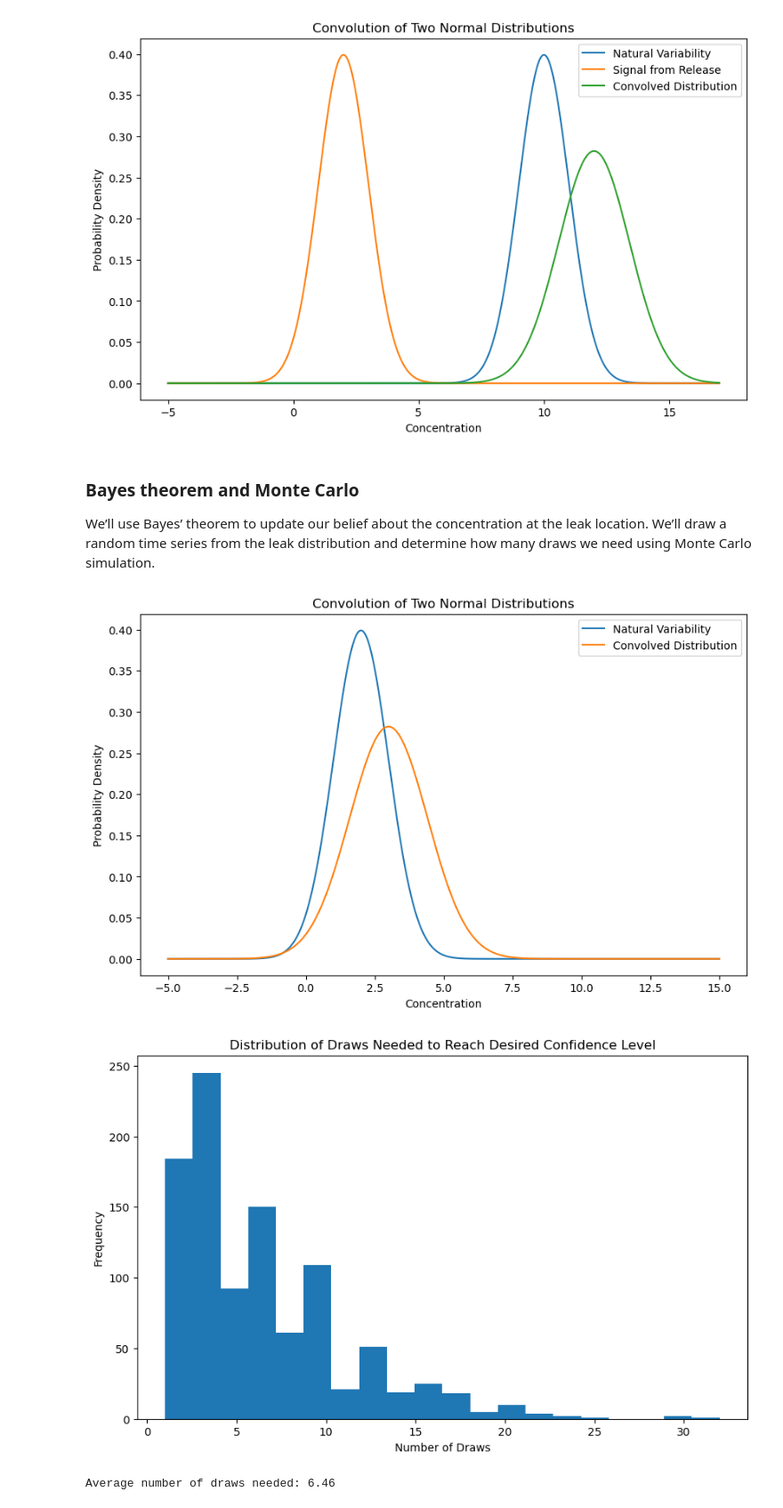
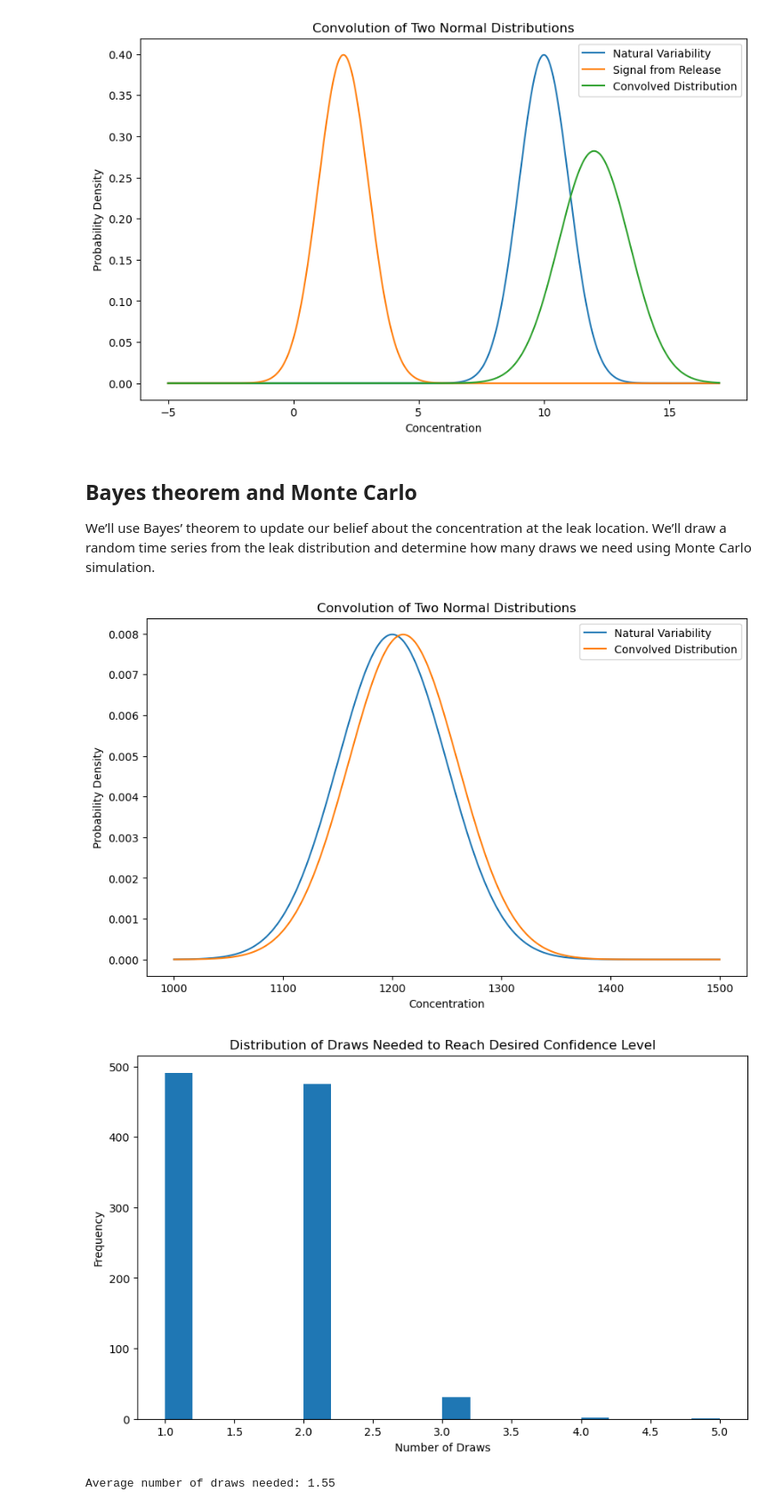
Before and after one commit to galendal/model_prepare, a Jupyter notebook: modelling_demo.ipynb, the cells around one changed output. Shown: that part at 89% size. Saved outputs shown, nothing was run; the diff lists cells and outputs as text; code cells hidden in the pictures.

```diff
--- a/modelling_demo.ipynb
+++ b/modelling_demo.ipynb
@@ -715,7 +715,7 @@ plt.show()
 # %% [output]
 [figure]
 # %% [markdown]
-### Bayes theorem and Monte Carlo
+## Bayes theorem and Monte Carlo
 We’ll use Bayes’ theorem to update our belief about the concentration at the leak location. We’ll draw a random time series from the leak distribution and determine how many draws we need using Monte Carlo simulation.
 # %%
 import numpy as np
@@ -723,11 +723,11 @@ import matplotlib.pyplot as plt
 from scipy.stats import norm
 
 # Parameters for the two normal distributions
-mu1, sigma1 = 2, 1  # Natural variability
-mu2, sigma2 = 1, 1 # Signal from release
+mu1, sigma1 = 1200, 50  # Natural variability
+mu2, sigma2 = 10, 1 # Signal from release
 
 # Create the distributions
-x = np.linspace(-5, 15, 1000)
+x = np.linspace(1000, 1500, 1000)
 dist1 = norm.pdf(x, mu1, sigma1)
 dist2 = norm.pdf(x, mu2, sigma2)
 
@@ -767,33 +767,33 @@ def update_belief(P_Leak, P_No_Leak, likelihood_leak, likelihood_no_leak):
     return P_Leak_given_data, P_No_Leak_given_data
 
 # Outer loop to get statistics on how many measurements we need
 num_trials = 1000
 threshold = 0.95  # Desired confidence level
 draws_needed = []
 
 for _ in range(num_trials):
     P_Leak = 0.5
     P_No_Leak = 0.5
     samples = np.random.normal(mu_conv, sigma_conv, 1000)
     likelihood_leak = norm.pdf(samples, mu_conv, mu_conv)
     likelihood_no_leak = norm.pdf(samples, mu1, sigma1)
     for i in range(len(samples)):
         P_Leak, P_No_Leak = update_belief(P_Leak, P_No_Leak, likelihood_leak[i], likelihood_no_leak[i])
 
         if P_Leak > threshold or P_No_Leak > threshold:
             draws_needed.append(i + 1)
             break
 
 # Plot the distribution of draws needed
 plt.figure(figsize=(10, 6))
 plt.hist(draws_needed, bins=20)
 plt.title('Distribution of Draws Needed to Reach Desired Confidence Level')
 plt.xlabel('Number of Draws')
 plt.ylabel('Frequency')
 plt.show()
 
 print(f"Average number of draws needed: {np.mean(draws_needed):.2f}")
 # %% [output]
-[figure, old version]
+[figure, new version]
-[figure, old version]
+[figure, new version]
-Average number of draws needed: 6.46
+Average number of draws needed: 1.55
```
Also changed, not shown: parts of 2 cells of this notebook.
